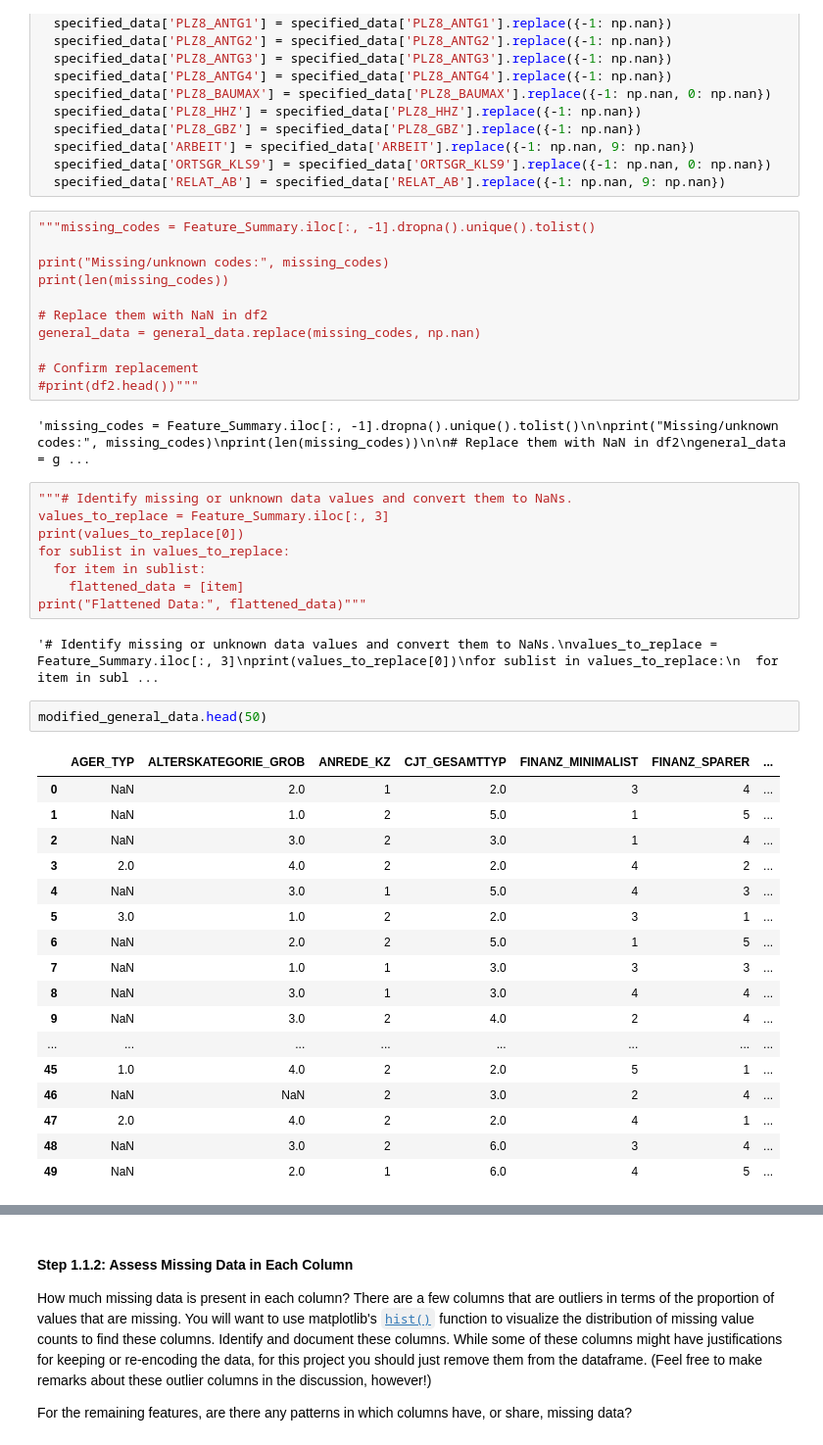
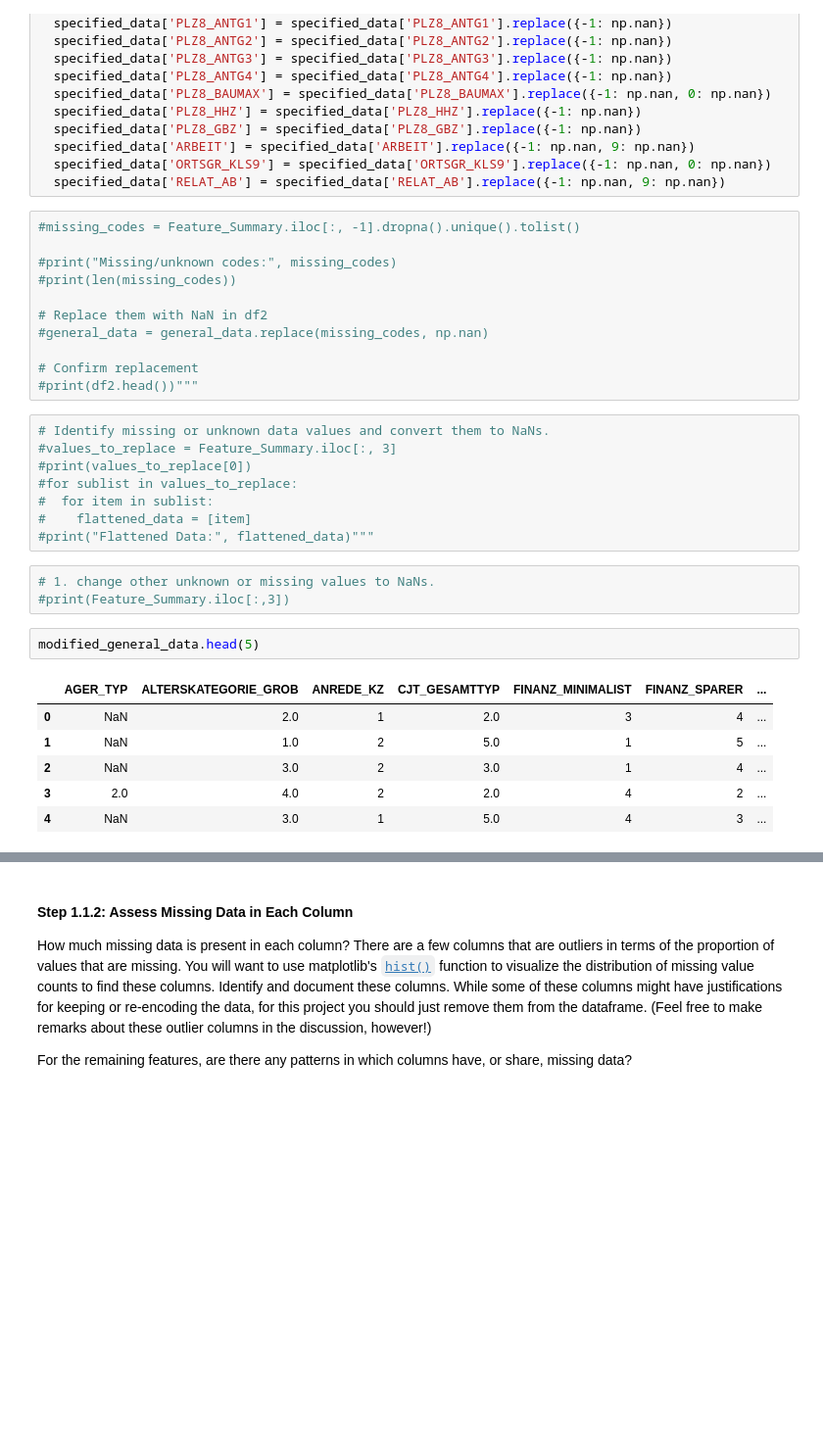
Before and after one commit to EssaAlsharif/Identify-Customer-Segments, a Jupyter notebook: Identify_Customer_Segments.ipynb, the cells around one changed output, grey strips where cells are left out. Shown at 98% size. Saved outputs shown, nothing was run; the diff lists cells and outputs as text; blank space fills up the shorter version.

```diff
--- a/Identify_Customer_Segments.ipynb
+++ b/Identify_Customer_Segments.ipynb
@@ -261,48 +261,36 @@ for specified_data in modified_data:
   specified_data['ORTSGR_KLS9'] = specified_data['ORTSGR_KLS9'].replace({-1: np.nan, 0: np.nan})
   specified_data['RELAT_AB'] = specified_data['RELAT_AB'].replace({-1: np.nan, 9: np.nan})
 # %%
-"""missing_codes = Feature_Summary.iloc[:, -1].dropna().unique().tolist()
+#missing_codes = Feature_Summary.iloc[:, -1].dropna().unique().tolist()
 
-print("Missing/unknown codes:", missing_codes)
-print(len(missing_codes))
+#print("Missing/unknown codes:", missing_codes)
+#print(len(missing_codes))
 
 # Replace them with NaN in df2
-general_data = general_data.replace(missing_codes, np.nan)
+#general_data = general_data.replace(missing_codes, np.nan)
 
 # Confirm replacement
 #print(df2.head())"""
-# %% [output]
-'missing_codes = Feature_Summary.iloc[:, -1].dropna().unique().tolist()\n\nprint("Missing/unknown codes:", missing_codes)\nprint(len(missing_codes))\n\n# Replace them with NaN in df2\ngeneral_data = g ...
 # %%
-"""# Identify missing or unknown data values and convert them to NaNs.
-values_to_replace = Feature_Summary.iloc[:, 3]
-print(values_to_replace[0])
-for sublist in values_to_replace:
-  for item in sublist:
-    flattened_data = [item]
-print("Flattened Data:", flattened_data)"""
+# Identify missing or unknown data values and convert them to NaNs.
+#values_to_replace = Feature_Summary.iloc[:, 3]
+#print(values_to_replace[0])
+#for sublist in values_to_replace:
+#  for item in sublist:
+#    flattened_data = [item]
+#print("Flattened Data:", flattened_data)"""
-# %% [output]
-'# Identify missing or unknown data values and convert them to NaNs.\nvalues_to_replace = Feature_Summary.iloc[:, 3]\nprint(values_to_replace[0])\nfor sublist in values_to_replace:\n  for item in subl ...
+# %%
+# 1. change other unknown or missing values to NaNs.
+#print(Feature_Summary.iloc[:,3])
 # %%
-modified_general_data.head(50)
+modified_general_data.head(5)
 # %% [output]
 |  | AGER_TYP | ALTERSKATEGORIE_GROB | ANREDE_KZ | CJT_GESAMTTYP | FINANZ_MINIMALIST | FINANZ_SPARER | ... |
 | 0 | NaN | 2.0 | 1 | 2.0 | 3 | 4 | ... |
 | 1 | NaN | 1.0 | 2 | 5.0 | 1 | 5 | ... |
 | 2 | NaN | 3.0 | 2 | 3.0 | 1 | 4 | ... |
 | 3 | 2.0 | 4.0 | 2 | 2.0 | 4 | 2 | ... |
 | 4 | NaN | 3.0 | 1 | 5.0 | 4 | 3 | ... |
-| 5 | 3.0 | 1.0 | 2 | 2.0 | 3 | 1 | ... |
-| 6 | NaN | 2.0 | 2 | 5.0 | 1 | 5 | ... |
-| 7 | NaN | 1.0 | 1 | 3.0 | 3 | 3 | ... |
-| 8 | NaN | 3.0 | 1 | 3.0 | 4 | 4 | ... |
-| 9 | NaN | 3.0 | 2 | 4.0 | 2 | 4 | ... |
-| ... | ... | ... | ... | ... | ... | ... | ... |
-| 45 | 1.0 | 4.0 | 2 | 2.0 | 5 | 1 | ... |
-| 46 | NaN | NaN | 2 | 3.0 | 2 | 4 | ... |
-| 47 | 2.0 | 4.0 | 2 | 2.0 | 4 | 1 | ... |
-| 48 | NaN | 3.0 | 2 | 6.0 | 3 | 4 | ... |
-| 49 | NaN | 2.0 | 1 | 6.0 | 4 | 5 | ... |
 # %%
 modified_customer_data.head(5)
 # %% [output]
```
Also changed, not shown: parts of 6 cells of this notebook.
